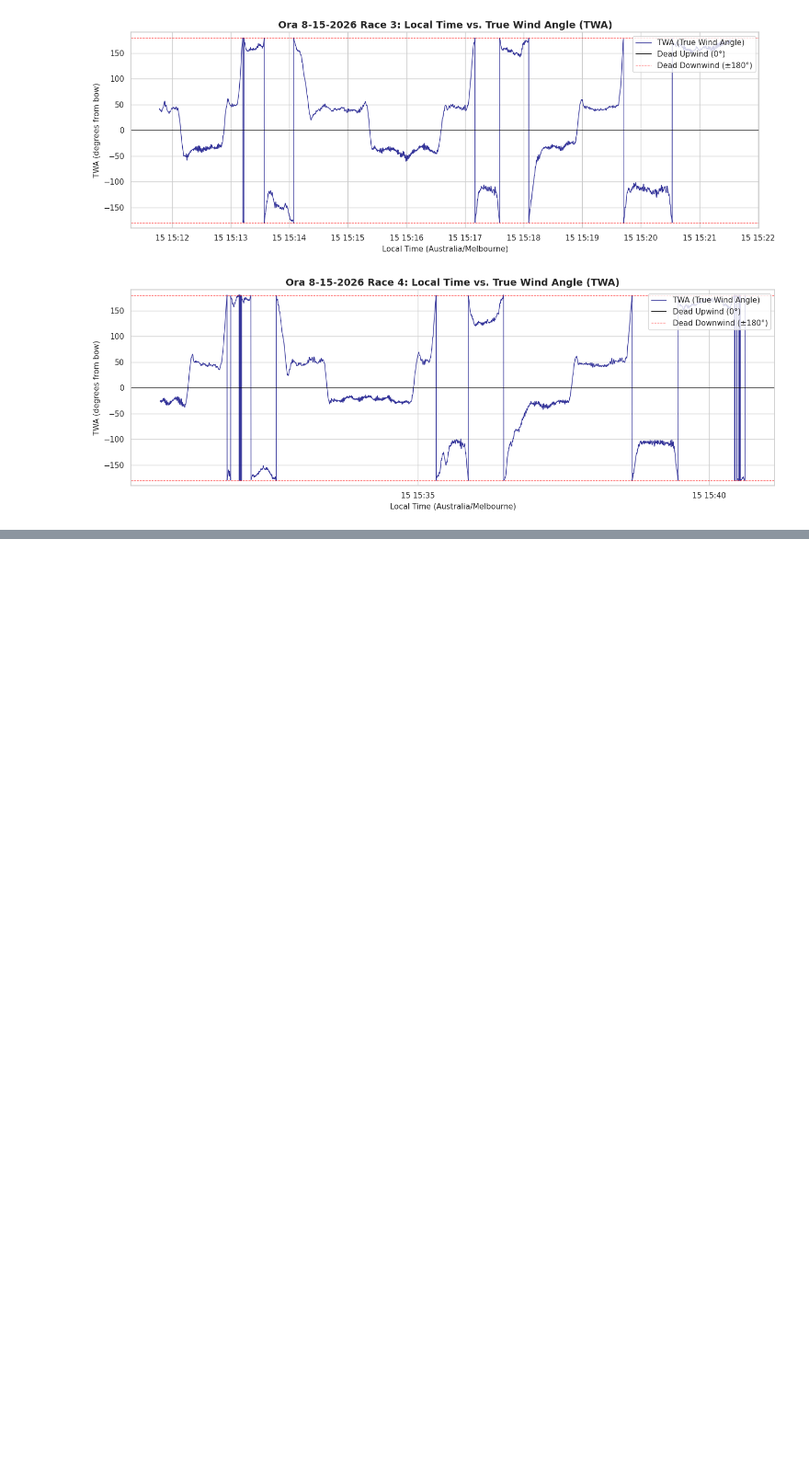
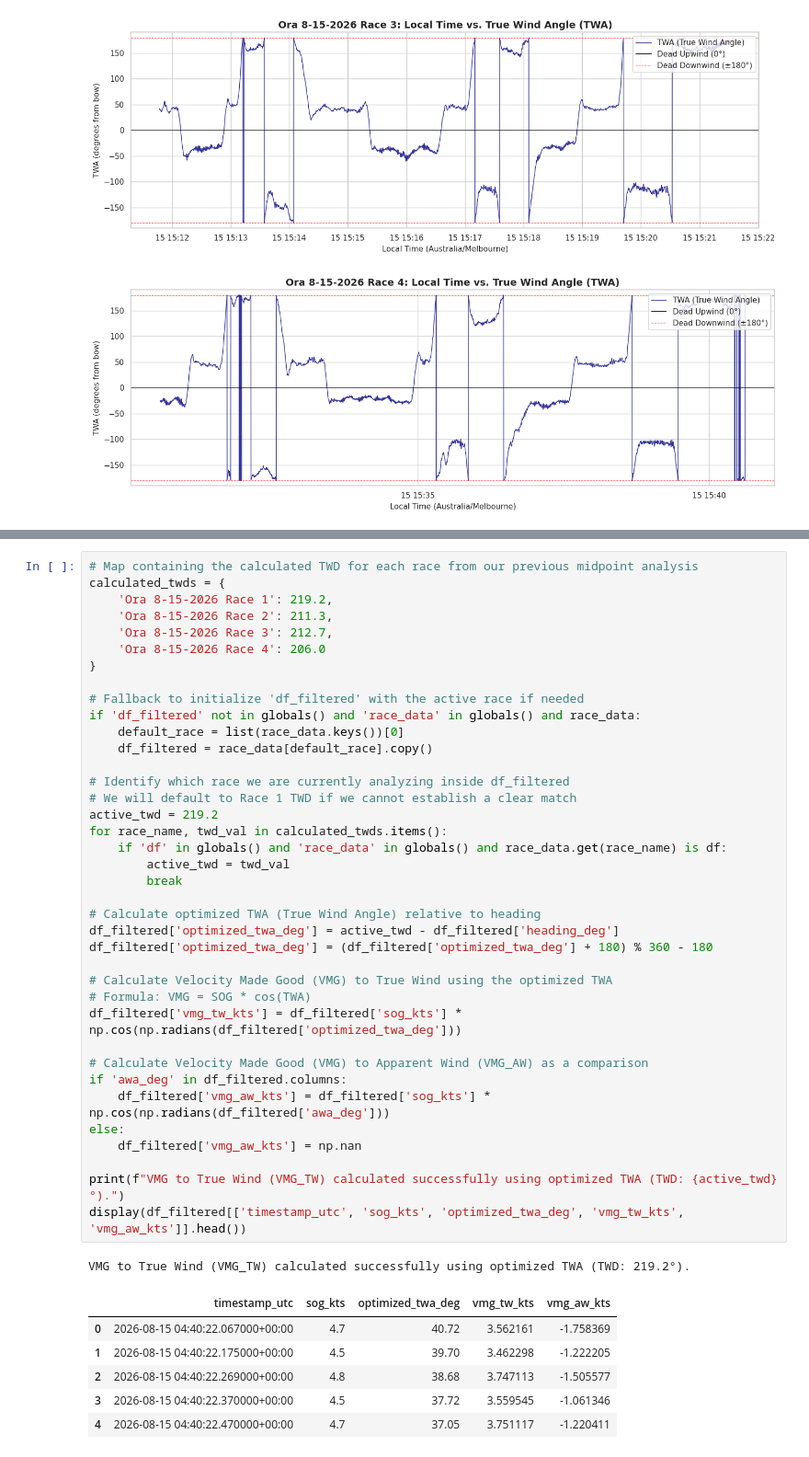
Before and after one commit to nedw0003/MMA3001_Sailing_Performance_Analysis, a Jupyter notebook: MMA3001_Sailing_Performance_Analysis.ipynb, the cells around one changed output, grey strips where cells are left out. Shown at 92% size. Cells and saved outputs as stored; diff of their text form; blank space fills up the shorter version.

```diff
--- a/MMA3001_Sailing_Performance_Analysis.ipynb
+++ b/MMA3001_Sailing_Performance_Analysis.ipynb
@@ -494,0 +682,46 @@ Plotting True Wind Angle (TWA) over time using a True Wind Direction of 215°.
+# %%
+# Map containing the calculated TWD for each race from our previous midpoint analysis
+calculated_twds = {
+    'Ora 8-15-2026 Race 1': 219.2,
+    'Ora 8-15-2026 Race 2': 211.3,
+    'Ora 8-15-2026 Race 3': 212.7,
+    'Ora 8-15-2026 Race 4': 206.0
+}
+
+# Fallback to initialize 'df_filtered' with the active race if needed
+if 'df_filtered' not in globals() and 'race_data' in globals() and race_data:
+    default_race = list(race_data.keys())[0]
+    df_filtered = race_data[default_race].copy()
+
+# Identify which race we are currently analyzing inside df_filtered
+# We will default to Race 1 TWD if we cannot establish a clear match
+active_twd = 219.2
+for race_name, twd_val in calculated_twds.items():
+    if 'df' in globals() and 'race_data' in globals() and race_data.get(race_name) is df:
+        active_twd = twd_val
+        break
+
+# Calculate optimized TWA (True Wind Angle) relative to heading
+df_filtered['optimized_twa_deg'] = active_twd - df_filtered['heading_deg']
+df_filtered['optimized_twa_deg'] = (df_filtered['optimized_twa_deg'] + 180) % 360 - 180
+
+# Calculate Velocity Made Good (VMG) to True Wind using the optimized TWA
+# Formula: VMG = SOG * cos(TWA)
+df_filtered['vmg_tw_kts'] = df_filtered['sog_kts'] * np.cos(np.radians(df_filtered['optimized_twa_deg']))
+
+# Calculate Velocity Made Good (VMG) to Apparent Wind (VMG_AW) as a comparison
+if 'awa_deg' in df_filtered.columns:
+    df_filtered['vmg_aw_kts'] = df_filtered['sog_kts'] * np.cos(np.radians(df_filtered['awa_deg']))
+else:
+    df_filtered['vmg_aw_kts'] = np.nan
+
+print(f"VMG to True Wind (VMG_TW) calculated successfully using optimized TWA (TWD: {active_twd}°).")
+display(df_filtered[['timestamp_utc', 'sog_kts', 'optimized_twa_deg', 'vmg_tw_kts', 'vmg_aw_kts']].head())
+# %% [output]
+VMG to True Wind (VMG_TW) calculated successfully using optimized TWA (TWD: 219.2°).
+|  | timestamp_utc | sog_kts | optimized_twa_deg | vmg_tw_kts | vmg_aw_kts |
+| 0 | 2026-08-15 04:40:22.067000+00:00 | 4.7 | 40.72 | 3.562161 | -1.758369 |
+| 1 | 2026-08-15 04:40:22.175000+00:00 | 4.5 | 39.70 | 3.462298 | -1.222205 |
+| 2 | 2026-08-15 04:40:22.269000+00:00 | 4.8 | 38.68 | 3.747113 | -1.505577 |
+| 3 | 2026-08-15 04:40:22.370000+00:00 | 4.5 | 37.72 | 3.559545 | -1.061346 |
+| 4 | 2026-08-15 04:40:22.470000+00:00 | 4.7 | 37.05 | 3.751117 | -1.220411 |
```
Also changed, not shown: parts of 4 cells of this notebook.
